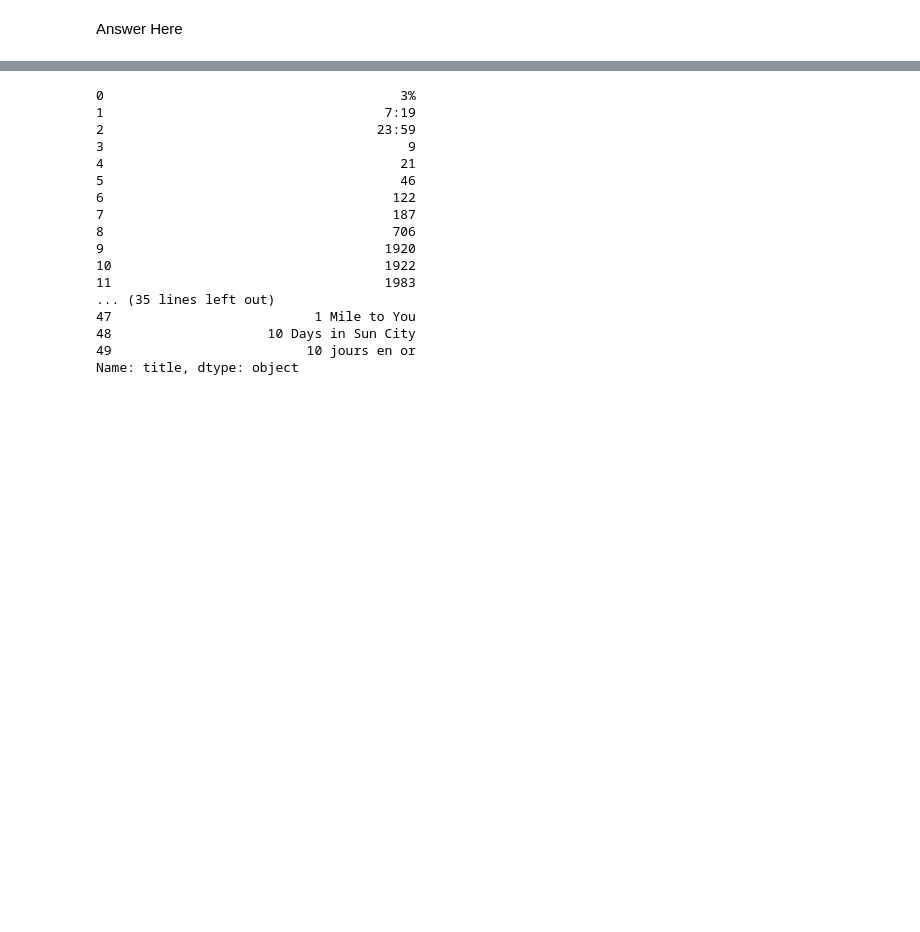
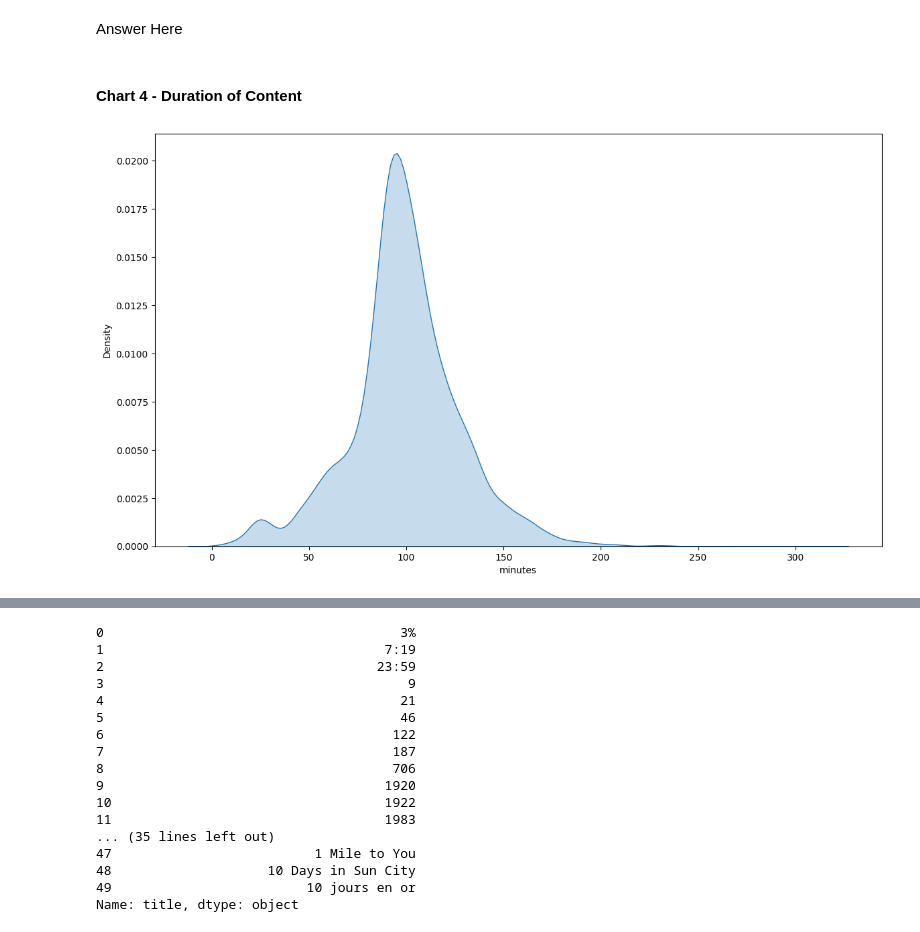
Before and after one commit to 007tickooayush/ML-Unsupervised-Netflix-Clustering-Recommendation-Project, a Jupyter notebook: Ayush_Tickoo_ML_Capstone_Unsupervised_Project.ipynb, the cells around one changed output, grey strips where cells are left out. Saved outputs shown, nothing was run; the diff lists cells and outputs as text; code cells hidden in the pictures; blank space fills up the shorter version.

```diff
--- a/Ayush_Tickoo_ML_Capstone_Unsupervised_Project.ipynb
+++ b/Ayush_Tickoo_ML_Capstone_Unsupervised_Project.ipynb
@@ -960,3 +1010,11 @@ Answer Here
 Are there any insights that lead to negative growth? Justify with specific reason.
 # %% [markdown]
 Answer Here
+# %% [markdown]
+#### Chart 4 - Duration of Content
+# %%
+plt.figure(figsize = (14,8))
+sns.kdeplot(data = df.loc[df['minutes'] != 0, 'minutes'], fill = True)
+plt.show()
+# %% [output]
+[figure, added]
```
Also changed, not shown: parts of 63 cells of this notebook.
